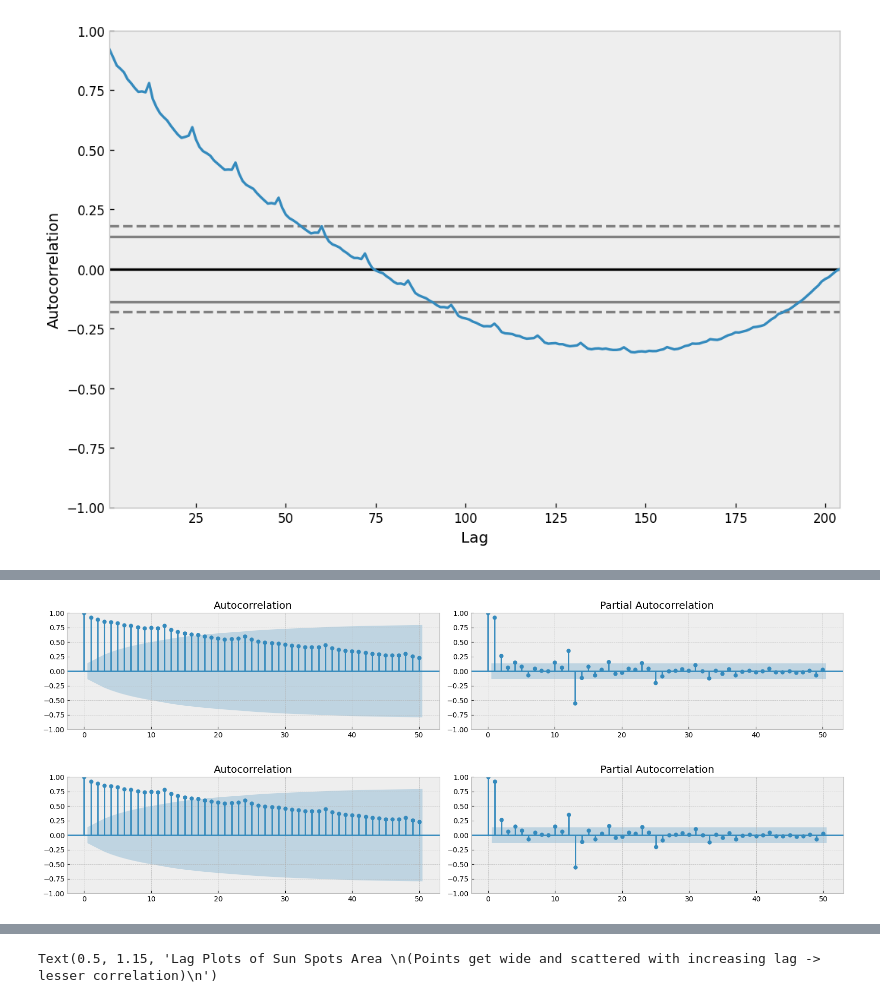
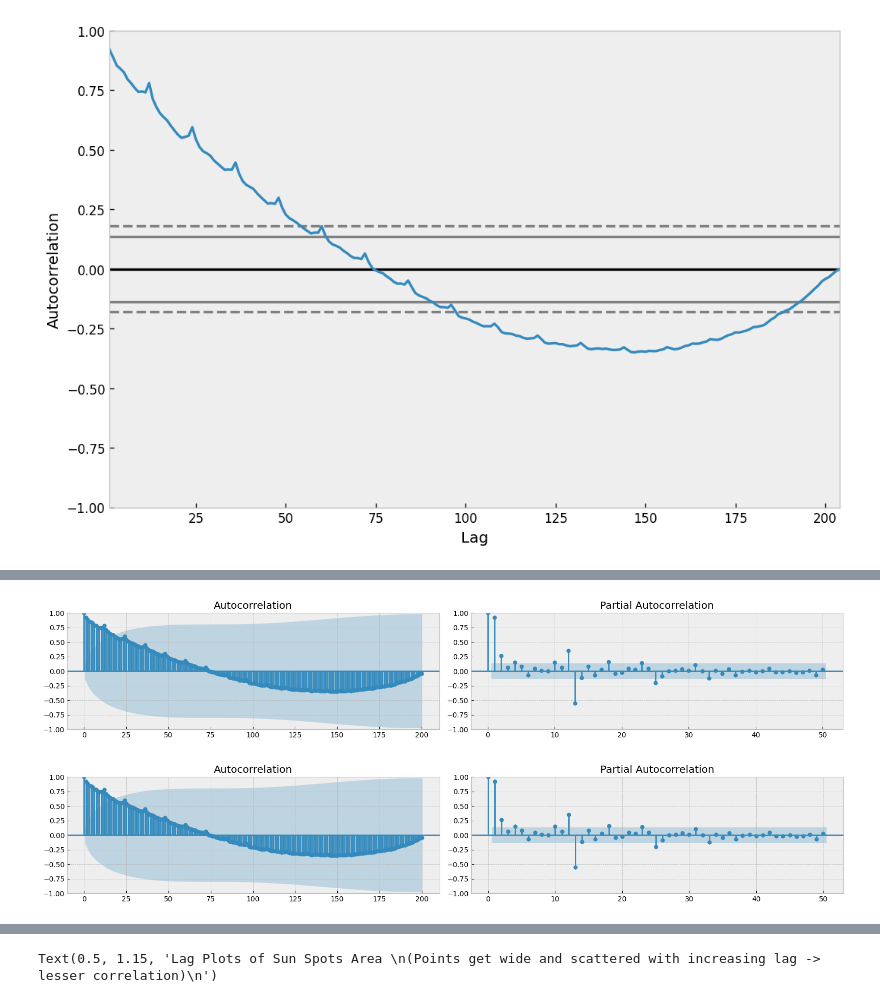
Before and after one commit to Addechander/Exploratory-Data-Analysis, a Jupyter notebook: Time Series Analysis Part 2/Data/visualization.ipynb, the cells around one changed output, grey strips where cells are left out. Drawn from its saved outputs; the diff is of its cells as text; code cells hidden in the pictures.

```diff
--- a/Time Series Analysis Part 2/Data/visualization.ipynb
+++ b/Time Series Analysis Part 2/Data/visualization.ipynb
@@ -649,10 +647,10 @@ autocorrelation_plot(df.value.tolist())
 # %%
 from statsmodels.tsa.stattools import acf, pacf
 from statsmodels.graphics.tsaplots import plot_acf, plot_pacf
 
 fig, axes = plt.subplots(1, 2, figsize=(16, 3), dpi = 100)
-plot_acf(df.value.tolist(), lags = 50, ax=axes[0])
+plot_acf(df.value.tolist(), lags = 200, ax=axes[0])
 plot_pacf(df.value.tolist(), lags = 50, ax=axes[1])
 # %% [output]
-[figure, old version]
+[figure, new version]
-[figure, old version]
+[figure, new version]
```
Also changed, not shown: parts of 9 cells of this notebook.
